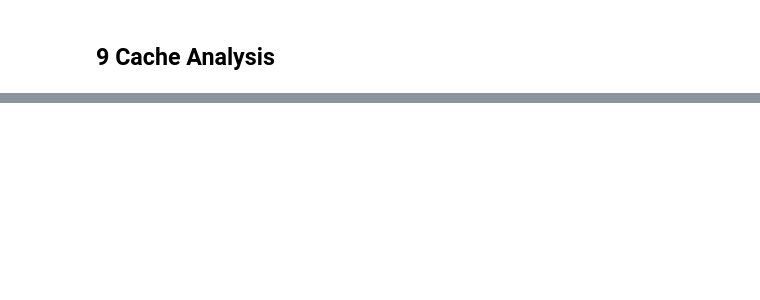
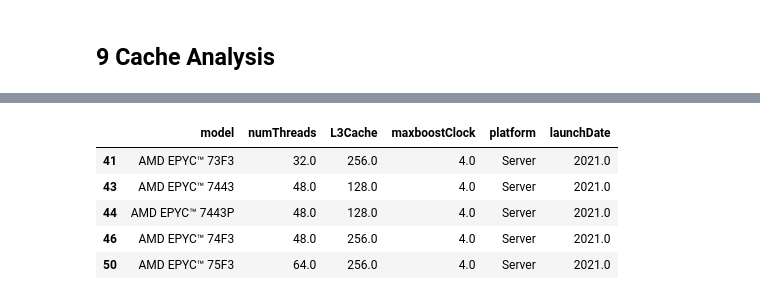
Before and after one commit to VishalSoni2005/Machine_Learning, a Jupyter notebook: 01_Pandas/part_2_amd.ipynb, the cells around one changed output, grey strips where cells are left out. Saved outputs shown, nothing was run; the diff lists cells and outputs as text; code cells hidden in the pictures; blank space fills up the shorter version.

```diff
--- a/01_Pandas/part_2_amd.ipynb
+++ b/01_Pandas/part_2_amd.ipynb
@@ -129,0 +177,17 @@ TypeError: list indices must be integers or slices, not str
+# %%
+# Define "powerhouse" by:
+# Threads ≥ 32
+# L3 cache ≥ 64 MB
+# Boost clock ≥ 4.0 GHz
+# Show top 5 CPUs matching these specs sorted by launch date
+
+data_ph = df[["model", "numThreads", "L3Cache", "maxboostClock", "platform", "launchDate"]]
+ans = data_ph[(data_ph["numThreads"] >= 32) & (data_ph['L3Cache'] >= 64) & (data_ph['maxboostClock'] >= 4)]
+ans.sort_values("launchDate", ascending=False).head(5)
+# %% [output]
+|  | model | numThreads | L3Cache | maxboostClock | platform | launchDate |
+| 41 | AMD EPYC™ 73F3 | 32.0 | 256.0 | 4.0 | Server | 2021.0 |
+| 43 | AMD EPYC™ 7443 | 48.0 | 128.0 | 4.0 | Server | 2021.0 |
+| 44 | AMD EPYC™ 7443P | 48.0 | 128.0 | 4.0 | Server | 2021.0 |
+| 46 | AMD EPYC™ 74F3 | 48.0 | 256.0 | 4.0 | Server | 2021.0 |
+| 50 | AMD EPYC™ 75F3 | 64.0 | 256.0 | 4.0 | Server | 2021.0 |
```
Also changed, not shown: parts of 25 cells of this notebook, 6 other files.
